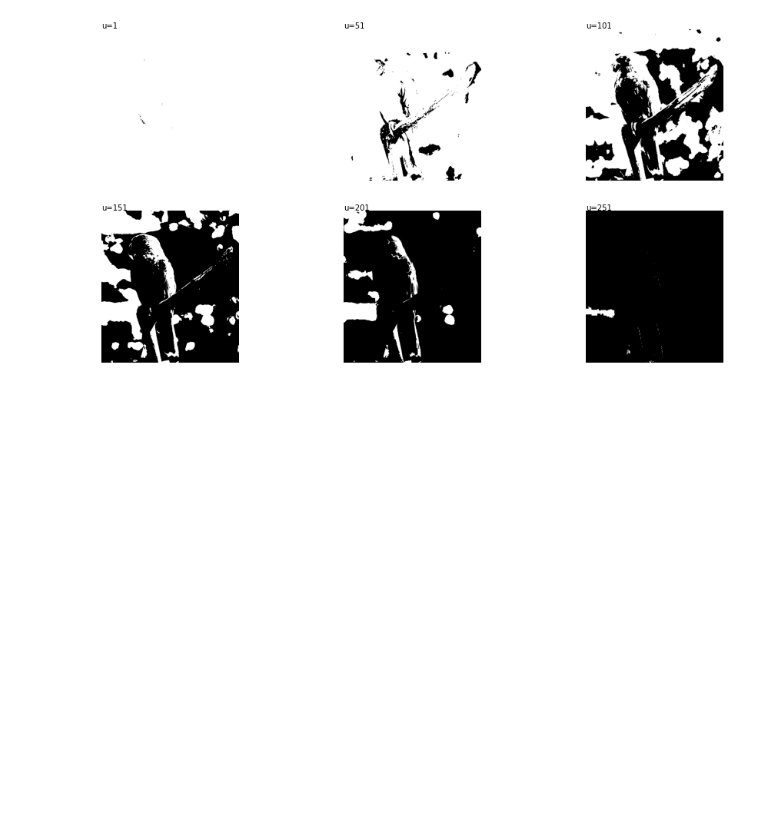
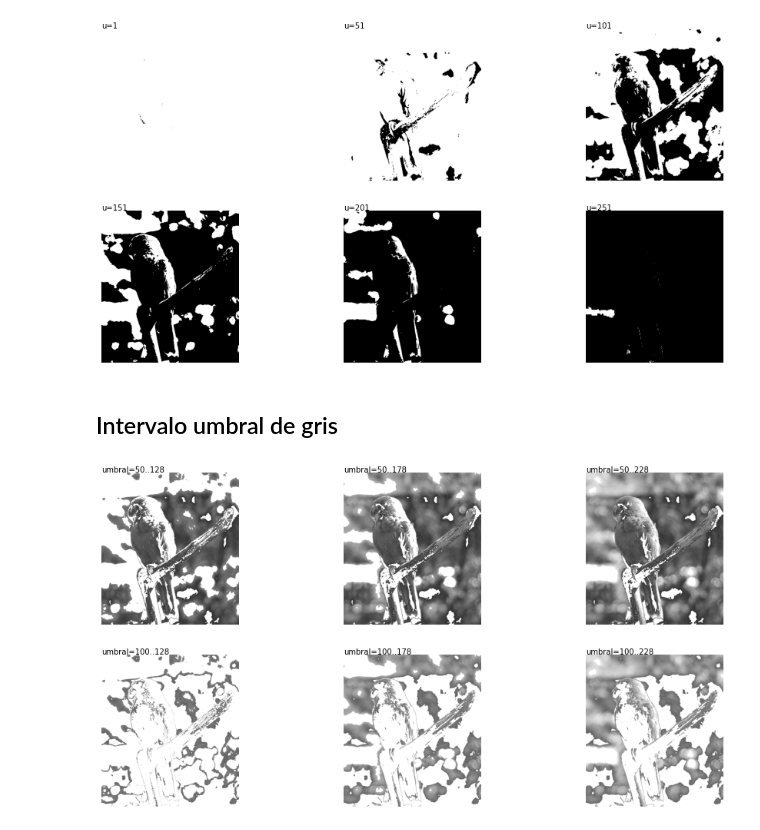
Before and after one commit to lmcanavals/dip, a Jupyter notebook: 02_01_basic_operations.ipynb, the cells around one changed output. Cells and saved outputs as stored; diff of their text form; code cells hidden in the pictures; blank space fills up the shorter version.

```diff
--- a/02_01_basic_operations.ipynb
+++ b/02_01_basic_operations.ipynb
@@ -44,11 +44,29 @@ for u in range(1, 255, 50):
   a = fig.add_subplot(2, 3, i)
   i += 1
   plt.axis('off')
-  im = loadImg(img)
-  im[im > u] = 255
-  im[im <= u] = 0
-  plt.imshow(im)
+  aux = im.copy()
+  aux[aux > u] = 255
+  aux[aux <= u] = 0
+  plt.imshow(aux)
   plt.text(0, 0, f"u={u}")
 plt.show()
 # %% [output]
 [figure]
+# %% [markdown]
+## Intervalo umbral de gris
+# %%
+fig = plt.figure(figsize=(16, 8))
+i = 1
+for u1 in range(50, 128, 50):
+  for u2 in range(128, 254, 50):
+    a = fig.add_subplot(2, 3, i)
+    i += 1
+    plt.axis('off')
+    aux = im.copy()
+    aux[aux < u1] = 255
+    aux[aux > u2] = 255
+    plt.imshow(aux)
+    plt.text(0, 0, f"umbral={u1}..{u2}")
+plt.show()
+# %% [output]
+[figure, added]
```
Also changed, not shown: parts of 3 cells of this notebook.
